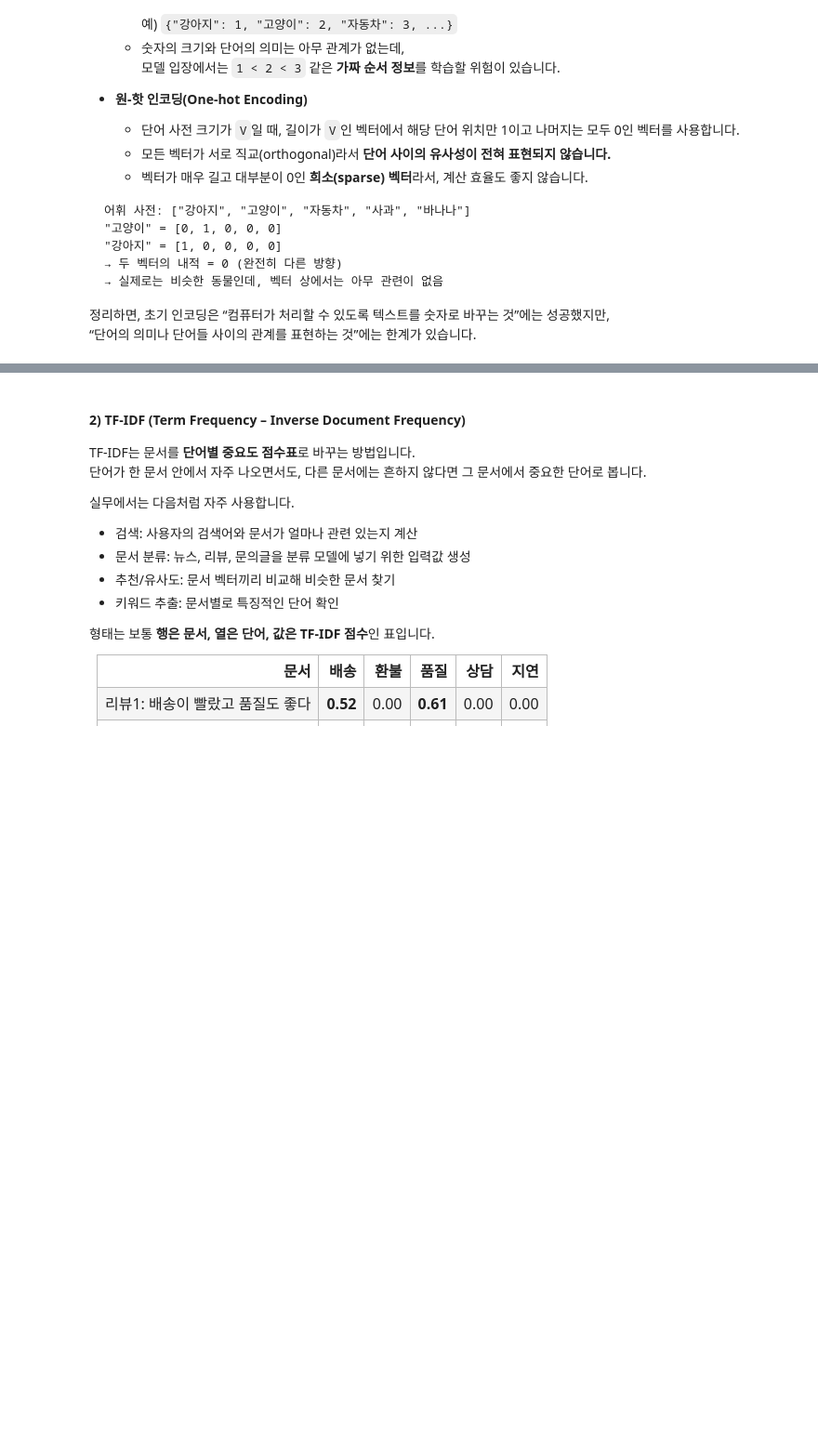
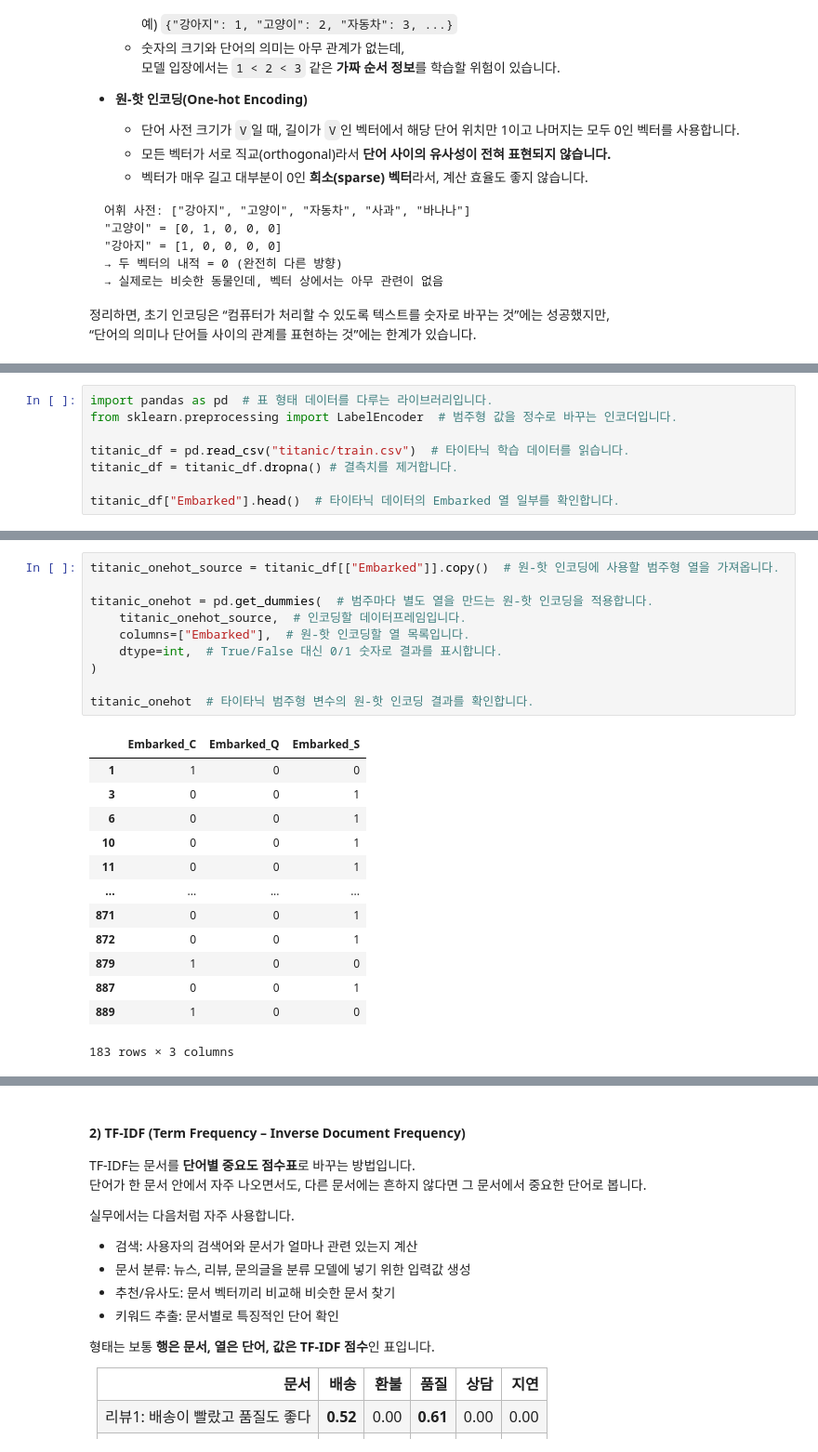
Before and after one commit to rlaalstn1504/lab4dx-kdt-ml-2026, a Jupyter notebook: 9.텍스트 벡터화와 임베딩 기초.ipynb, the cells around one changed output, grey strips where cells are left out. Shown at 93% size. Cells and saved outputs as stored; diff of their text form; blank space fills up the shorter version.

```diff
--- a/9.텍스트 벡터화와 임베딩 기초.ipynb
+++ b/9.텍스트 벡터화와 임베딩 기초.ipynb
@@ -56,0 +53,8 @@
+# %%
+import pandas as pd  # 표 형태 데이터를 다루는 라이브러리입니다.
+from sklearn.preprocessing import LabelEncoder  # 범주형 값을 정수로 바꾸는 인코더입니다.
+
+titanic_df = pd.read_csv("titanic/train.csv")  # 타이타닉 학습 데이터를 읽습니다.
+titanic_df = titanic_df.dropna() # 결측치를 제거합니다.
+
+titanic_df["Embarked"].head()  # 타이타닉 데이터의 Embarked 열 일부를 확인합니다.
@@ -57 +92,25 @@
+# %%
+titanic_onehot_source = titanic_df[["Embarked"]].copy()  # 원-핫 인코딩에 사용할 범주형 열을 가져옵니다.
+
+titanic_onehot = pd.get_dummies(  # 범주마다 별도 열을 만드는 원-핫 인코딩을 적용합니다.
+    titanic_onehot_source,  # 인코딩할 데이터프레임입니다.
+    columns=["Embarked"],  # 원-핫 인코딩할 열 목록입니다.
+    dtype=int,  # True/False 대신 0/1 숫자로 결과를 표시합니다.
+)
+
+titanic_onehot  # 타이타닉 범주형 변수의 원-핫 인코딩 결과를 확인합니다.
+# %% [output]
+|  | Embarked_C | Embarked_Q | Embarked_S |
+| 1 | 1 | 0 | 0 |
+| 3 | 0 | 0 | 1 |
+| 6 | 0 | 0 | 1 |
+| 10 | 0 | 0 | 1 |
+| 11 | 0 | 0 | 1 |
+| ... | ... | ... | ... |
+| 871 | 0 | 0 | 1 |
+| 872 | 0 | 0 | 1 |
+| 879 | 1 | 0 | 0 |
+| 887 | 0 | 0 | 1 |
+| 889 | 1 | 0 | 0 |
+183 rows × 3 columns
 # %% [markdown]
```
Also changed, not shown: parts of 85 cells of this notebook.
